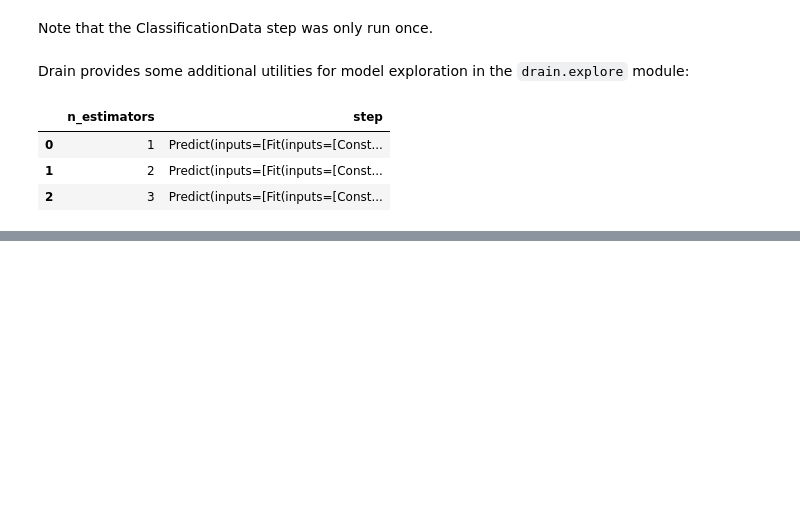
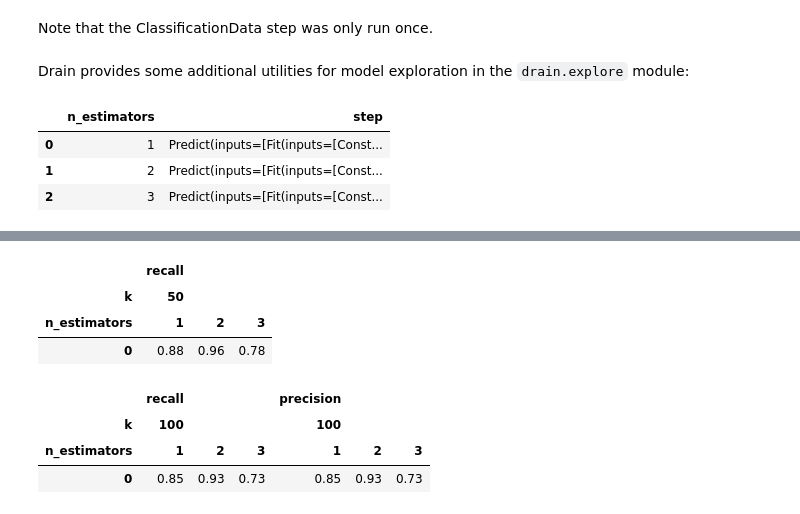
Before and after one commit to potash/drain, a Jupyter notebook: notebooks/Introduction.ipynb, the cells around one changed output, grey strips where cells are left out. Cells and saved outputs as stored; diff of their text form; code cells hidden in the pictures; blank space fills up the shorter version.

```diff
--- a/notebooks/Introduction.ipynb
+++ b/notebooks/Introduction.ipynb
@@ -284,2 +253,16 @@ Name: step, dtype: float64
+# %%
+apply(df, [model.recall], k=50)
+# %% [output]
+|  | recall |  |  |
+| k | 50 |  |  |
+| n_estimators | 1 | 2 | 3 |
+| 0 | 0.88 | 0.96 | 0.78 |
+# %%
+apply(df, [model.recall, model.precision], k=100)
+# %% [output]
+|  | recall |  |  | precision |  |  |
+| k | 100 |  |  | 100 |  |  |
+| n_estimators | 1 | 2 | 3 | 1 | 2 | 3 |
+| 0 | 0.85 | 0.93 | 0.73 | 0.85 | 0.93 | 0.73 |
 # %%
 %matplotlib inline
```
Also changed, not shown: parts of 17 cells of this notebook, 1 other file.
